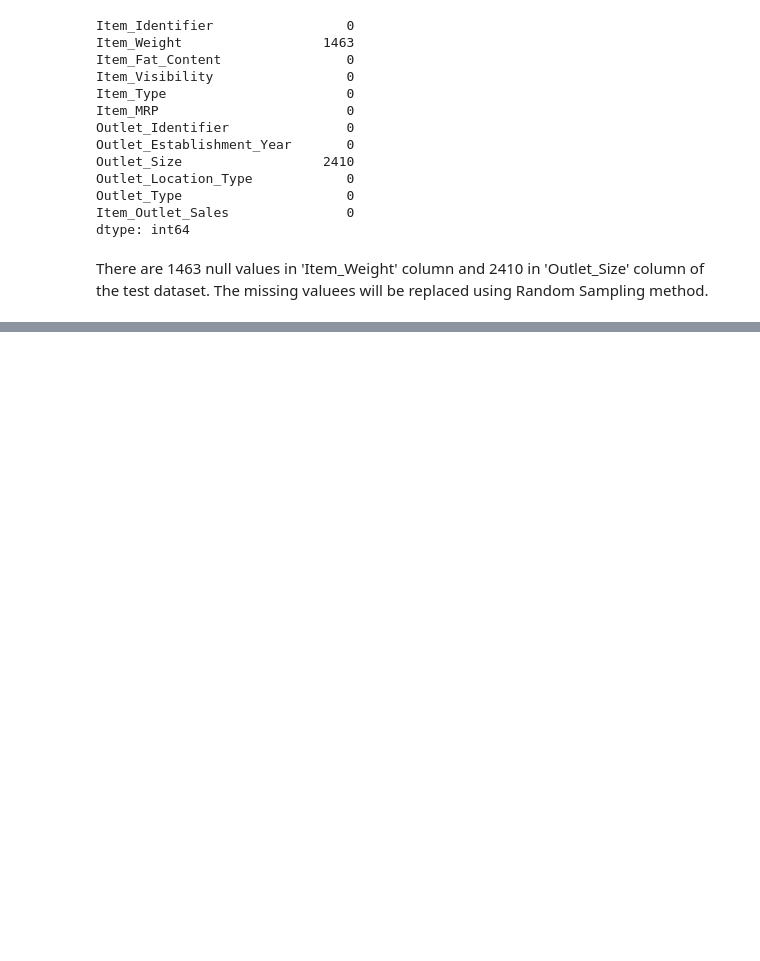
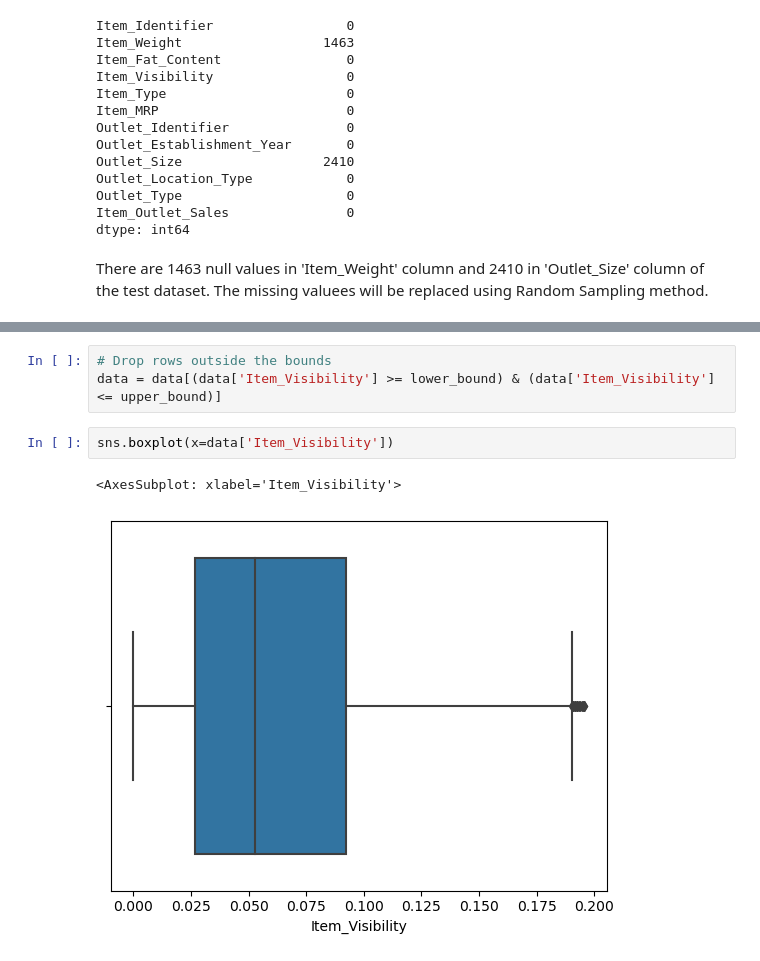
Before and after one commit to edidiongaligbe/Evaluation_Metrics, a Jupyter notebook: Regression.ipynb, the cells around one changed output, grey strips where cells are left out. Saved outputs shown, nothing was run; the diff lists cells and outputs as text; blank space fills up the shorter version.

```diff
--- a/Regression.ipynb
+++ b/Regression.ipynb
@@ -240,3 +281,11 @@ False
+# %%
+# Drop rows outside the bounds
+data = data[(data['Item_Visibility'] >= lower_bound) & (data['Item_Visibility'] <= upper_bound)]
+# %%
+sns.boxplot(x=data['Item_Visibility'])
+# %% [output]
+<AxesSubplot: xlabel='Item_Visibility'>
+[figure, added]
 # %%
 #check correlation of features in the dataset
 plt.figure(figsize = (15, 10))
```
Also changed, not shown: parts of 24 cells of this notebook.
